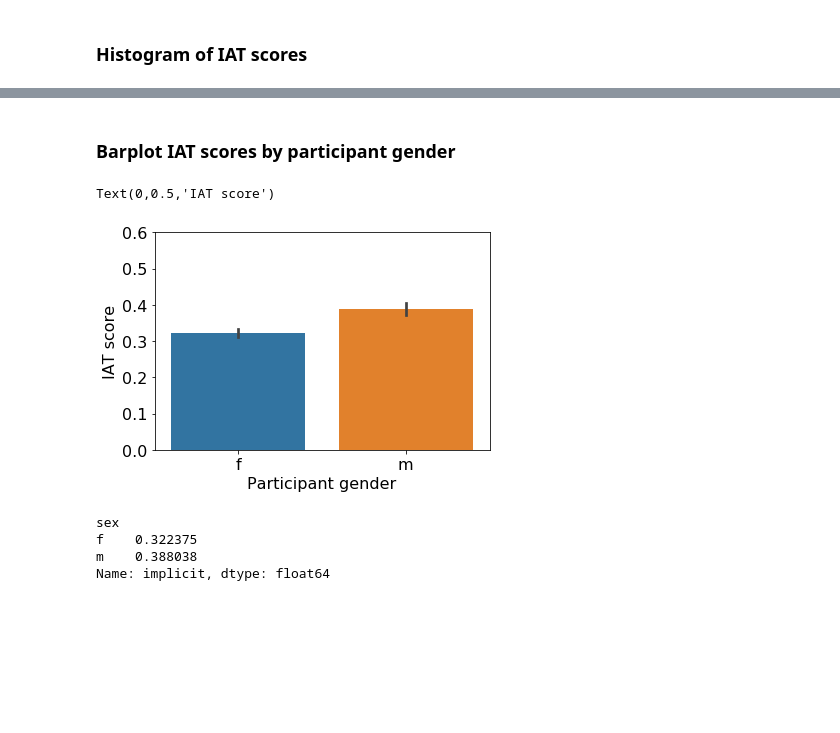
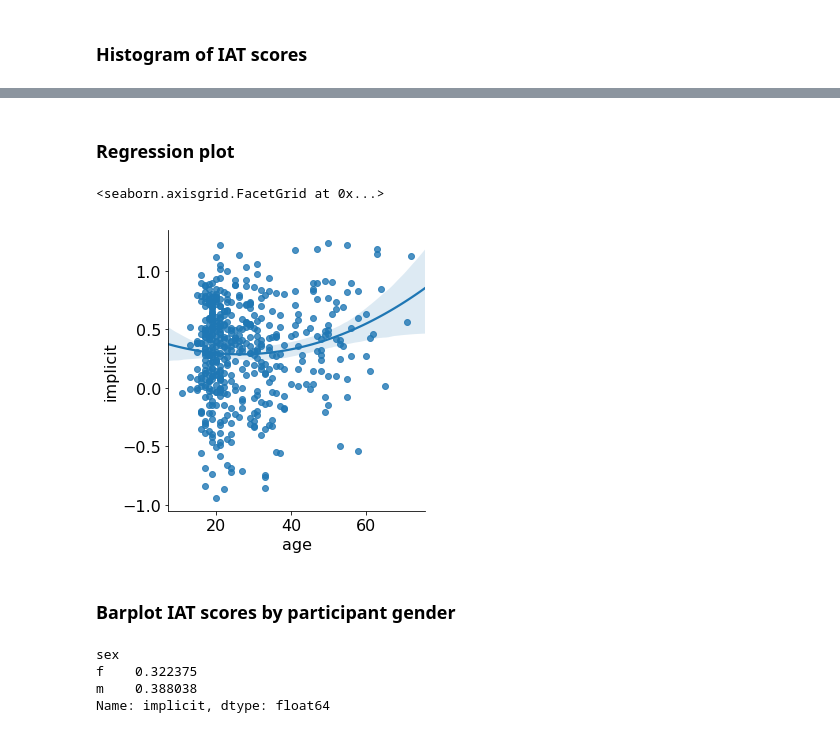
Before and after one commit to lizre/gendersciatts-py, a Jupyter notebook: gendersciatts.ipynb, the cells around one changed output, grey strips where cells are left out. Saved outputs shown, nothing was run; the diff lists cells and outputs as text; code cells hidden in the pictures; blank space fills up the shorter version.

```diff
--- a/gendersciatts.ipynb
+++ b/gendersciatts.ipynb
@@ -83,17 +89,15 @@ plt.hist(genderiat['implicit'])
+# %% [markdown]
+### Regression plot
+# %%
+sns.lmplot(x='age', y='implicit', order=2, data=genderiat[0:500]) # order = 2 allows quadratic
+# Use only first 500 row of data to get some uncertainty or display will show no variance
+# %% [output]
+<seaborn.axisgrid.FacetGrid at 0x...>
+[figure, added]
 # %% [markdown]
 ### Barplot IAT scores by participant gender
 # %%
 # looks like some gender responses are "."; consider to be missing and remove
 genderiat['sex'].value_counts()
 genderiat.drop(genderiat[genderiat.sex == "."].index, inplace=True)
-
-# barplot of iat scores by gender using seaborn
-import seaborn as sns
-sns.barplot(x='sex', y='implicit', data=genderiat)
-plt.ylim(0, .6)
-plt.xlabel('Participant gender', fontsize=16)
-plt.ylabel('IAT score', fontsize=16)
-# %% [output]
-Text(0,0.5,'IAT score')
-[figure, removed]
 # %%
```
Also changed, not shown: parts of 12 cells of this notebook.
